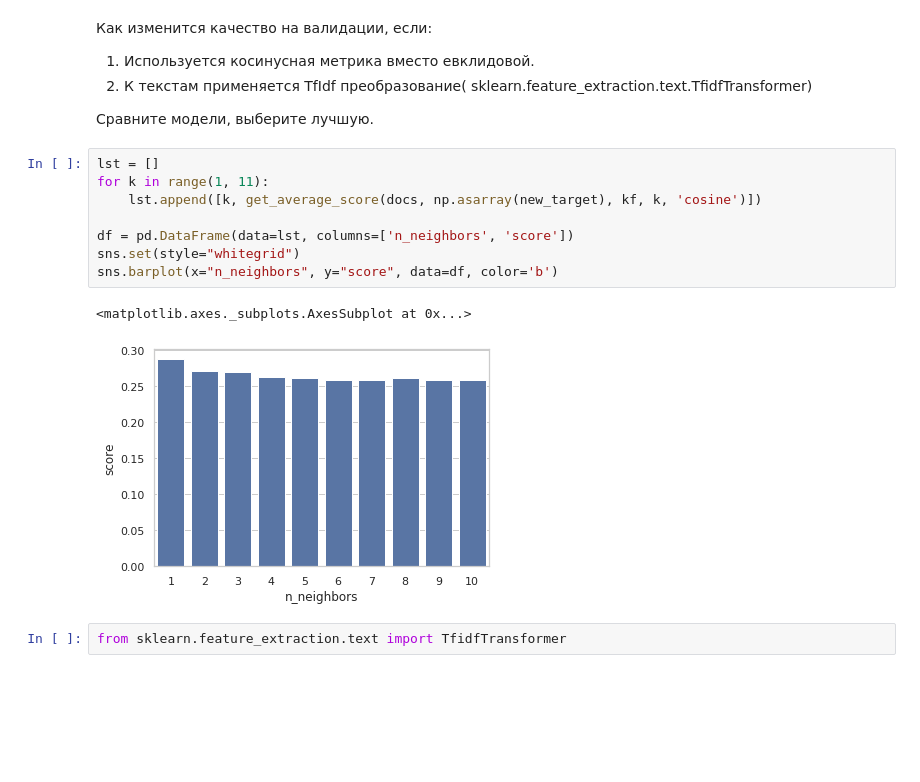
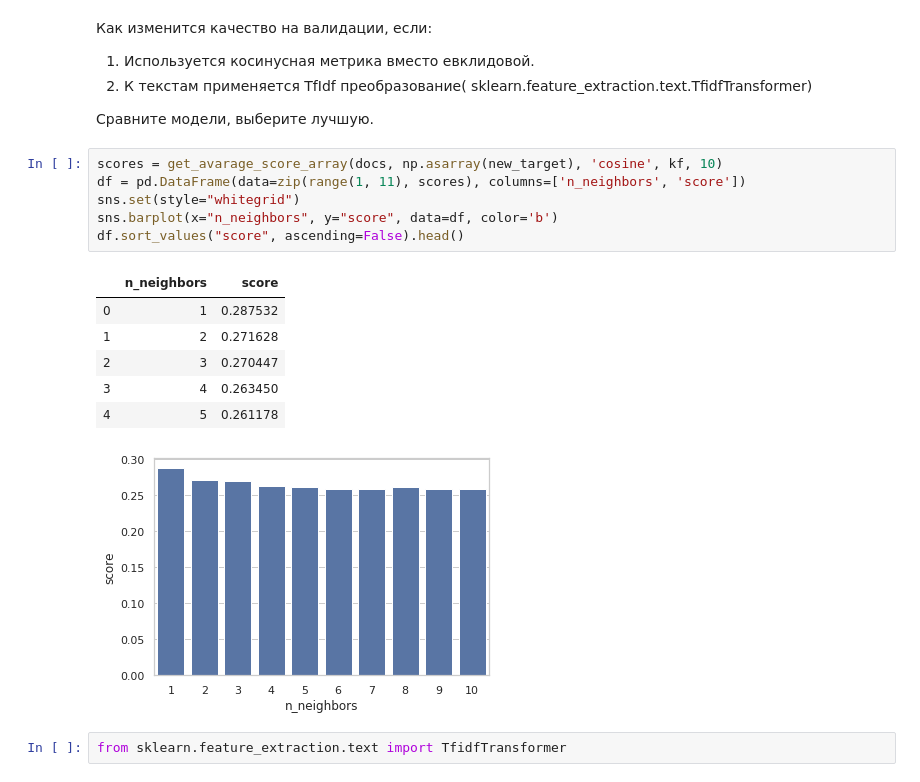
Before and after one commit to LevKats/ml1.sphere, a Jupyter notebook: 2019-09/hw1/kats_hw1.ipynb, the cells around one changed output. Drawn from its saved outputs; the diff is of its cells as text; blank space fills up the shorter version.

```diff
--- a/2019-09/hw1/kats_hw1.ipynb
+++ b/2019-09/hw1/kats_hw1.ipynb
@@ -459,15 +468,18 @@ sns.barplot(x="n_neighbors", y="score", data=df, color='b')
 
 Сравните модели, выберите лучшую.
 # %%
-lst = []
-for k in range(1, 11):
-    lst.append([k, get_average_score(docs, np.asarray(new_target), kf, k, 'cosine')])
-
-df = pd.DataFrame(data=lst, columns=['n_neighbors', 'score'])
+scores = get_avarage_score_array(docs, np.asarray(new_target), 'cosine', kf, 10)
+df = pd.DataFrame(data=zip(range(1, 11), scores), columns=['n_neighbors', 'score'])
 sns.set(style="whitegrid")
 sns.barplot(x="n_neighbors", y="score", data=df, color='b')
+df.sort_values("score", ascending=False).head()
 # %% [output]
-<matplotlib.axes._subplots.AxesSubplot at 0x...>
+|  | n_neighbors | score |
+| 0 | 1 | 0.287532 |
+| 1 | 2 | 0.271628 |
+| 2 | 3 | 0.270447 |
+| 3 | 4 | 0.263450 |
+| 4 | 5 | 0.261178 |
 [figure]
 # %%
 from sklearn.feature_extraction.text import TfidfTransformer
```
Also changed, not shown: parts of 28 cells of this notebook.
